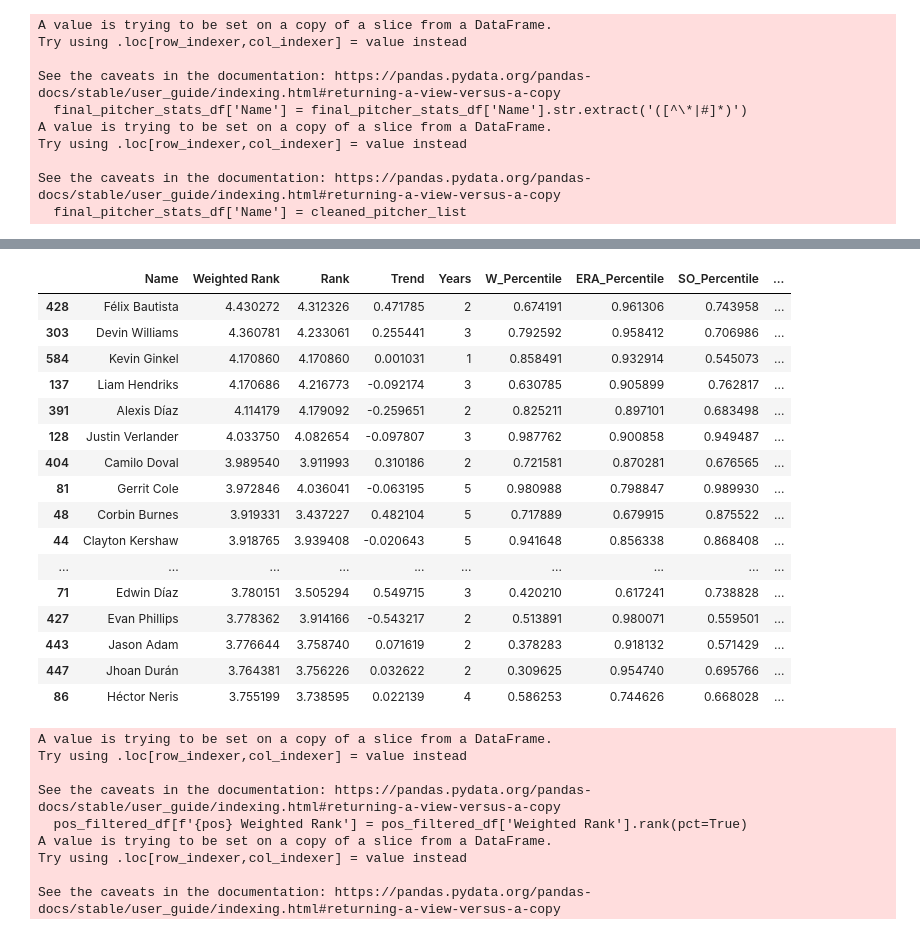
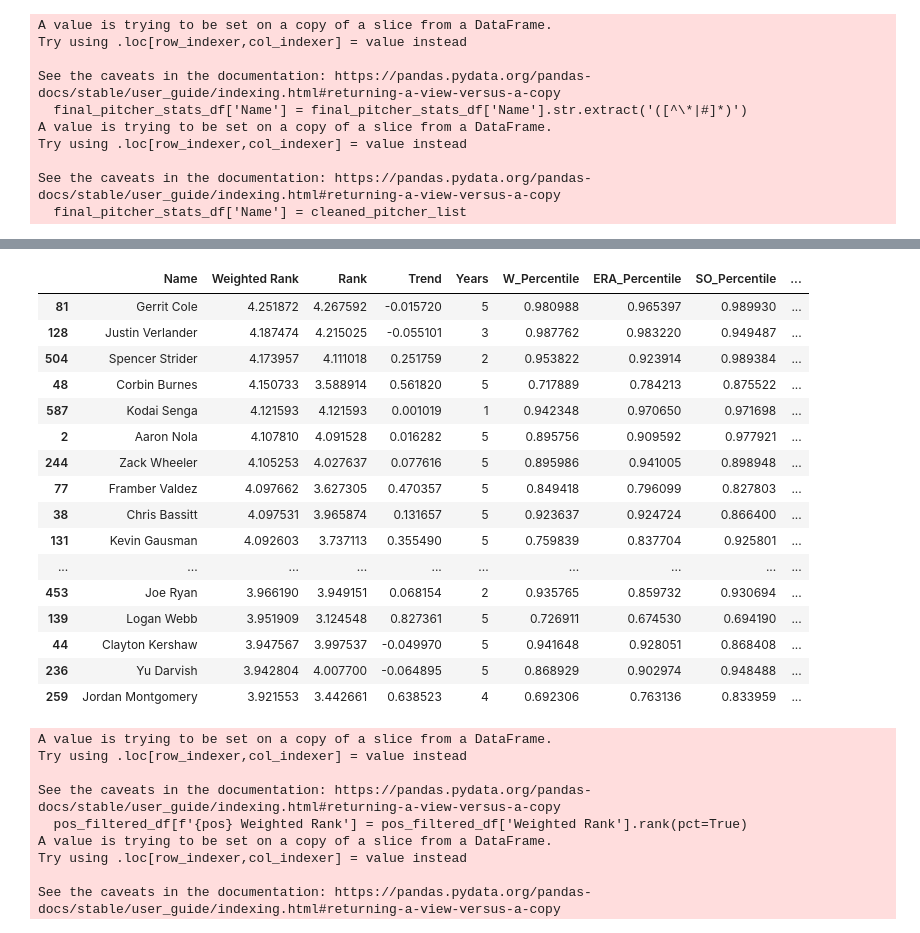
Before and after one commit to mdbinger/Fantasy-Sports-Projections, a Jupyter notebook: Fantasy_Baseball/Draft_Tool.ipynb, the cells around one changed output, grey strips where cells are left out. Cells and saved outputs as stored; diff of their text form; code cells hidden in the pictures.

Commit message:
Make tweaks to pitcher stats to devalue reliever contribution to ERA and WHIP

```diff
--- a/Fantasy_Baseball/Draft_Tool.ipynb
+++ b/Fantasy_Baseball/Draft_Tool.ipynb
@@ -438,6 +438,10 @@ final_pitcher_stats_df = final_pitcher_stats_df.sort_index()
 # Drop duplicate entries of Player Name and Year
 # This is to eliminate partial season data for players who played for 2+ teams in one season
 final_pitcher_stats_df = final_pitcher_stats_df.drop_duplicates(subset=['Year', 'Name'])
+
+# Weighting ERA and WHIP with Innings Pitched so that relievers do not dominate these categories
+final_pitcher_stats_df['ERA++'] = final_pitcher_stats_df['IP'] * -(1 / final_pitcher_stats_df['ERA'])
+final_pitcher_stats_df['WHIP++'] = final_pitcher_stats_df['IP'] * -(1 / final_pitcher_stats_df['WHIP'])
 # %%
 # Sort data by name alphabetically, then by year in descending order
 final_pitcher_stats_df = final_pitcher_stats_df.sort_values(['Year','Name'], ascending=[True, True])
@@ -487,6 +511,6 @@ See the caveats in the documentation: https://pandas.pydata.org/pandas-docs/stab
 # %%
 # Clean up the percentile dataframe, drop NaNs and remove unnecessary columns
-pitcher_percentile_df = pitcher_percentile_df.dropna()
+pitcher_percentile_df = pitcher_percentile_df[pitcher_percentile_df['IP'].notna()]
 
 # Add a rank column that adds the percentiles from each category
 pitcher_percentile_df['Rank'] = (pitcher_percentile_df['W_Percentile'] + pitcher_percentile_df['ERA_Percentile'] + pitcher_percentile_df['SO_Percentile'] + pitcher_percentile_df['SV_Percentile'] + pitcher_percentile_df['WHIP_Percentile'])
@@ -576,35 +606,63 @@ new_pitcher_df['Years'] = pitcher_year_count
 # %%
 # Create a weighted rank column by adding trend data to the rank data and account for number of seasons played
 # Basically, if you played all 5 seasons, your trend stat is added directly
 # If you played fewer than all 5 seasons, your trend stat is reduced depending on how few seasons you played
 new_pitcher_df['Weighted Rank'] = (new_pitcher_df['Rank'] + ((new_pitcher_df['Trend'] * (new_pitcher_df['Years'] - 1) / 4)))
 
 # shift column 'Weighted Rank' to first position
 first_pitcher_column = new_pitcher_df.pop('Weighted Rank')
 
 # insert column using insert(position,column_name,first_column) function
 new_pitcher_df.insert(1, 'Weighted Rank', first_pitcher_column)
 
 new_pitcher_df = new_pitcher_df.sort_values('Weighted Rank', ascending = False)
+
+# Removing duplicate Pos listings for players
+uncleaned_pos_column = new_pitcher_df['Pos'].to_list()
+cleaned_pos_list = []
+for item in uncleaned_pos_column:
+    temp_cleaning_list = []
+    temp_list = item.split(',')
+    for temp_item in temp_list:
+        if temp_item not in temp_cleaning_list:
+            temp_cleaning_list.append(temp_item)
+        else:
+            continue
+    cleaned_pos_list.append(temp_cleaning_list)
+
+cleaned_pos_column = []
+for item in cleaned_pos_list:
+    temp_string = ''
+    for mini_item in item:
+        if temp_string == '':
+            temp_string = mini_item
+        else:
+            temp_string = temp_string + ',' + mini_item
+    cleaned_pos_column.append(temp_string)
+
+new_pitcher_df['Pos'] = cleaned_pos_column
+
+new_pitcher_df = new_pitcher_df[new_pitcher_df.Name != 'LgAvg per 180 IP']
+
 new_pitcher_df.head(25)
 # %% [output]
 |  | Name | Weighted Rank | Rank | Trend | Years | W_Percentile | ERA_Percentile | SO_Percentile | ... |
-| 428 | Félix Bautista | 4.430272 | 4.312326 | 0.471785 | 2 | 0.674191 | 0.961306 | 0.743958 | ... |
-| 303 | Devin Williams | 4.360781 | 4.233061 | 0.255441 | 3 | 0.792592 | 0.958412 | 0.706986 | ... |
-| 584 | Kevin Ginkel | 4.170860 | 4.170860 | 0.001031 | 1 | 0.858491 | 0.932914 | 0.545073 | ... |
-| 137 | Liam Hendriks | 4.170686 | 4.216773 | -0.092174 | 3 | 0.630785 | 0.905899 | 0.762817 | ... |
-| 391 | Alexis Díaz | 4.114179 | 4.179092 | -0.259651 | 2 | 0.825211 | 0.897101 | 0.683498 | ... |
-| 128 | Justin Verlander | 4.033750 | 4.082654 | -0.097807 | 3 | 0.987762 | 0.900858 | 0.949487 | ... |
-| 404 | Camilo Doval | 3.989540 | 3.911993 | 0.310186 | 2 | 0.721581 | 0.870281 | 0.676565 | ... |
-| 81 | Gerrit Cole | 3.972846 | 4.036041 | -0.063195 | 5 | 0.980988 | 0.798847 | 0.989930 | ... |
-| 48 | Corbin Burnes | 3.919331 | 3.437227 | 0.482104 | 5 | 0.717889 | 0.679915 | 0.875522 | ... |
-| 44 | Clayton Kershaw | 3.918765 | 3.939408 | -0.020643 | 5 | 0.941648 | 0.856338 | 0.868408 | ... |
+| 81 | Gerrit Cole | 4.251872 | 4.267592 | -0.015720 | 5 | 0.980988 | 0.965397 | 0.989930 | ... |
+| 128 | Justin Verlander | 4.187474 | 4.215025 | -0.055101 | 3 | 0.987762 | 0.983220 | 0.949487 | ... |
+| 504 | Spencer Strider | 4.173957 | 4.111018 | 0.251759 | 2 | 0.953822 | 0.923914 | 0.989384 | ... |
+| 48 | Corbin Burnes | 4.150733 | 3.588914 | 0.561820 | 5 | 0.717889 | 0.784213 | 0.875522 | ... |
+| 587 | Kodai Senga | 4.121593 | 4.121593 | 0.001019 | 1 | 0.942348 | 0.970650 | 0.971698 | ... |
+| 2 | Aaron Nola | 4.107810 | 4.091528 | 0.016282 | 5 | 0.895756 | 0.909592 | 0.977921 | ... |
+| 244 | Zack Wheeler | 4.105253 | 4.027637 | 0.077616 | 5 | 0.895986 | 0.941005 | 0.898948 | ... |
+| 77 | Framber Valdez | 4.097662 | 3.627305 | 0.470357 | 5 | 0.849418 | 0.796099 | 0.827803 | ... |
+| 38 | Chris Bassitt | 4.097531 | 3.965874 | 0.131657 | 5 | 0.923637 | 0.924724 | 0.866400 | ... |
+| 131 | Kevin Gausman | 4.092603 | 3.737113 | 0.355490 | 5 | 0.759839 | 0.837704 | 0.925801 | ... |
 | ... | ... | ... | ... | ... | ... | ... | ... | ... | ... |
-| 71 | Edwin Díaz | 3.780151 | 3.505294 | 0.549715 | 3 | 0.420210 | 0.617241 | 0.738828 | ... |
-| 427 | Evan Phillips | 3.778362 | 3.914166 | -0.543217 | 2 | 0.513891 | 0.980071 | 0.559501 | ... |
-| 443 | Jason Adam | 3.776644 | 3.758740 | 0.071619 | 2 | 0.378283 | 0.918132 | 0.571429 | ... |
-| 447 | Jhoan Durán | 3.764381 | 3.756226 | 0.032622 | 2 | 0.309625 | 0.954740 | 0.695766 | ... |
-| 86 | Héctor Neris | 3.755199 | 3.738595 | 0.022139 | 4 | 0.586253 | 0.744626 | 0.668028 | ... |
+| 453 | Joe Ryan | 3.966190 | 3.949151 | 0.068154 | 2 | 0.935765 | 0.859732 | 0.930694 | ... |
+| 139 | Logan Webb | 3.951909 | 3.124548 | 0.827361 | 5 | 0.726911 | 0.674530 | 0.694190 | ... |
+| 44 | Clayton Kershaw | 3.947567 | 3.997537 | -0.049970 | 5 | 0.941648 | 0.928051 | 0.868408 | ... |
+| 236 | Yu Darvish | 3.942804 | 4.007700 | -0.064895 | 5 | 0.868929 | 0.902974 | 0.948488 | ... |
+| 259 | Jordan Montgomery | 3.921553 | 3.442661 | 0.638523 | 4 | 0.692306 | 0.763136 | 0.833959 | ... |
 # %%
 # Create a new dataframe for stats percentile calculations
 new_percentile_df = pd.DataFrame(columns = ['Name','Pos'])
```
Also changed, not shown: parts of 7 cells of this notebook.
